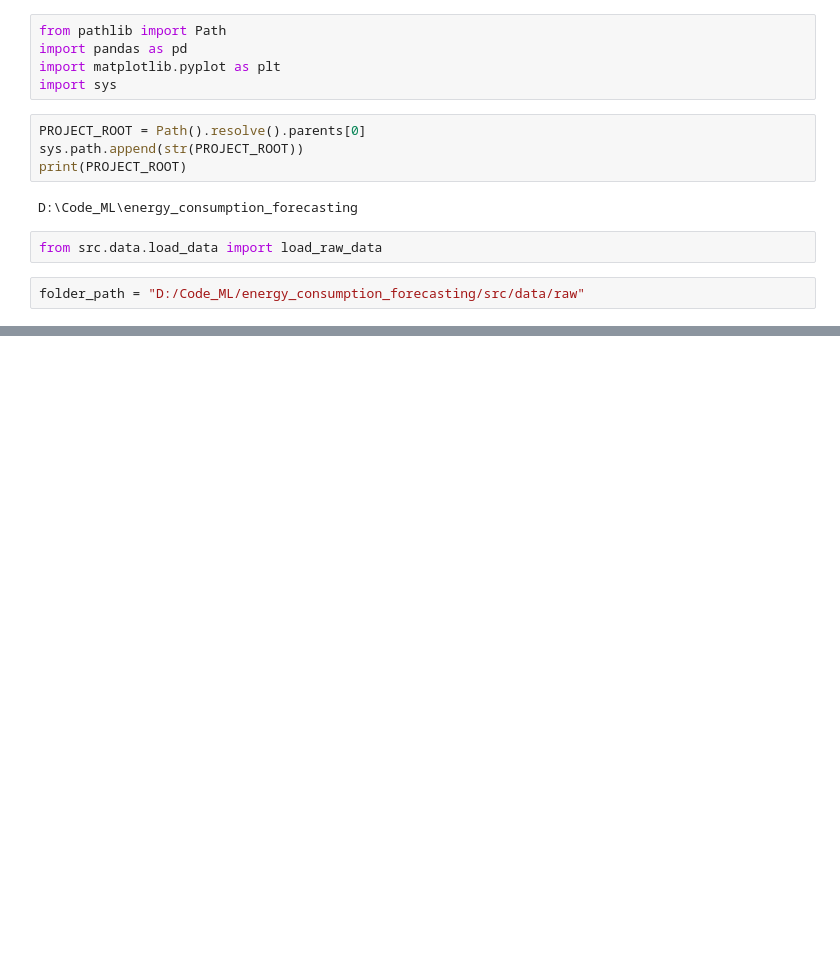
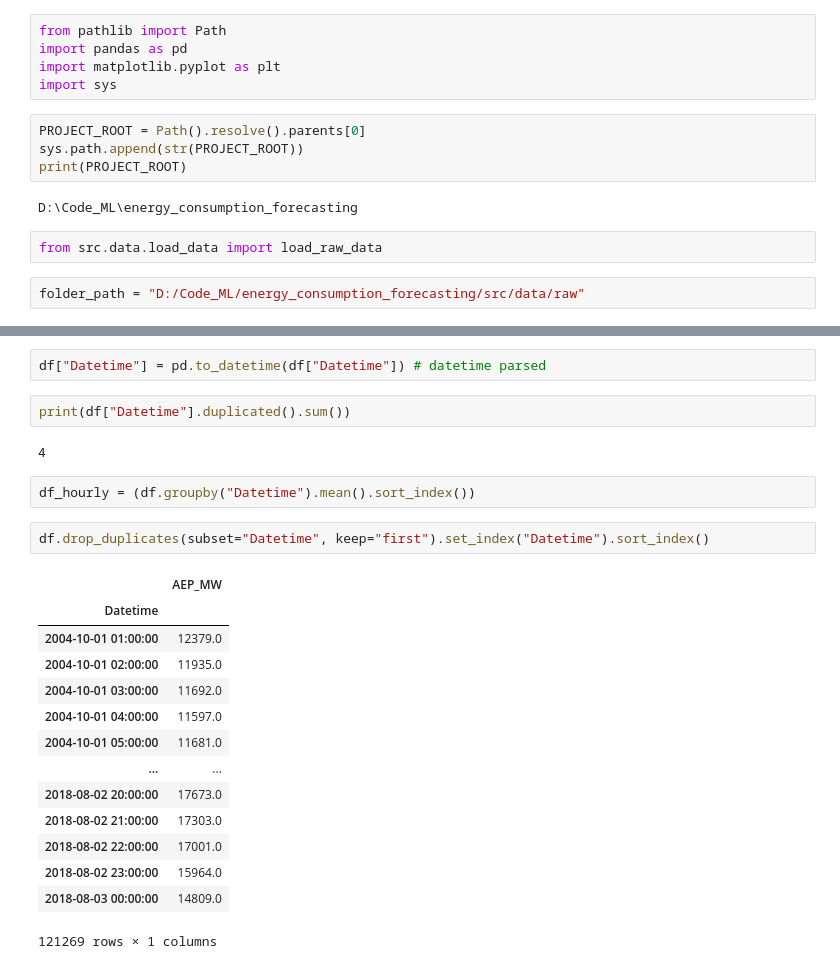
Before and after one commit to tejasaron/Code_ML, a Jupyter notebook: energy_consumption_forecasting/notebooks/eda_energy_consumption.ipynb, the cells around one changed output, grey strips where cells are left out. Cells and saved outputs as stored; diff of their text form; blank space fills up the shorter version.

```diff
--- a/energy_consumption_forecasting/notebooks/eda_energy_consumption.ipynb
+++ b/energy_consumption_forecasting/notebooks/eda_energy_consumption.ipynb
@@ -25,0 +54,25 @@ df.head()
+# %%
+df["Datetime"] = pd.to_datetime(df["Datetime"]) # datetime parsed
+# %%
+print(df["Datetime"].duplicated().sum())
+# %% [output]
+4
+# %%
+df_hourly = (df.groupby("Datetime").mean().sort_index())
+# %%
+df.drop_duplicates(subset="Datetime", keep="first").set_index("Datetime").sort_index()
+# %% [output]
+|  | AEP_MW |
+| Datetime |  |
+| 2004-10-01 01:00:00 | 12379.0 |
+| 2004-10-01 02:00:00 | 11935.0 |
+| 2004-10-01 03:00:00 | 11692.0 |
+| 2004-10-01 04:00:00 | 11597.0 |
+| 2004-10-01 05:00:00 | 11681.0 |
+| ... | ... |
+| 2018-08-02 20:00:00 | 17673.0 |
+| 2018-08-02 21:00:00 | 17303.0 |
+| 2018-08-02 22:00:00 | 17001.0 |
+| 2018-08-02 23:00:00 | 15964.0 |
+| 2018-08-03 00:00:00 | 14809.0 |
+121269 rows × 1 columns
```
Also changed, not shown: parts of 9 cells of this notebook, 1 other file.
